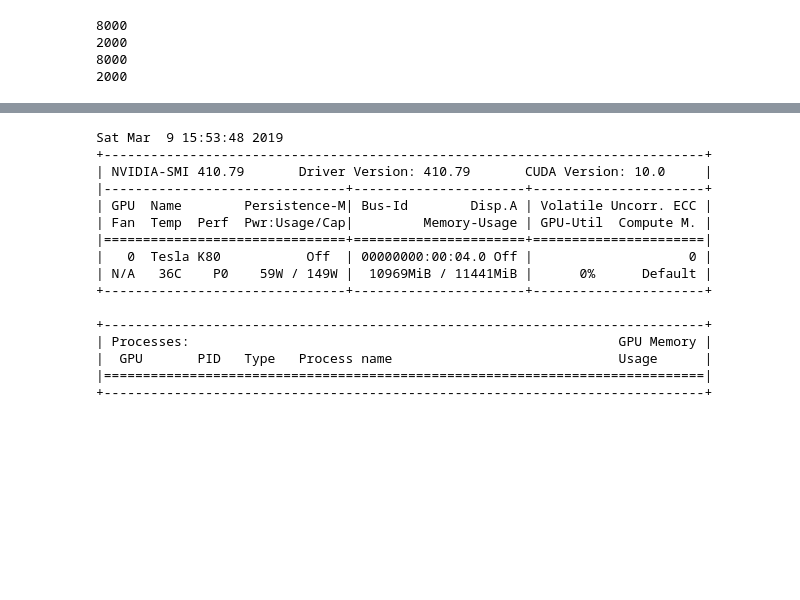
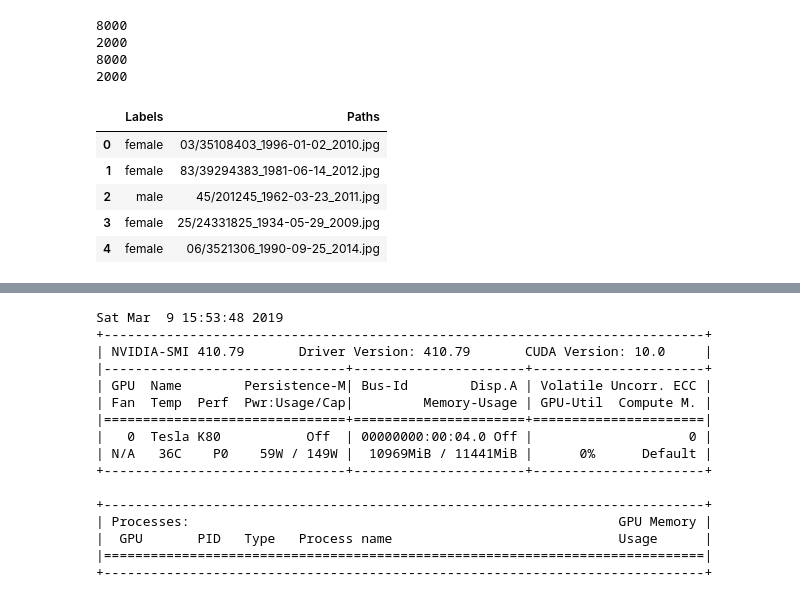
Before and after one commit to khalida-mujahid/ML-practice, a Jupyter notebook: Gender_Classification.ipynb, the cells around one changed output, grey strips where cells are left out. Saved outputs shown, nothing was run; the diff lists cells and outputs as text; code cells hidden in the pictures; blank space fills up the shorter version.

```diff
--- a/Gender_Classification.ipynb
+++ b/Gender_Classification.ipynb
@@ -183,3 +175,15 @@ print(len(labels_test))
 2000
 8000
 2000
+# %%
+df_train = pd.DataFrame({'Paths': paths_train, 'Labels': pd.Series(labels_train).map(lambda x: 'male' if x == 1.0 else 'female')})
+df_test = pd.DataFrame({'Paths': paths_test, 'Labels': pd.Series(labels_test).map(lambda x: 'male' if x == 1.0 else 'female')})
+# %%
+df_train.head()
+# %% [output]
+|  | Labels | Paths |
+| 0 | female | 03/35108403_1996-01-02_2010.jpg |
+| 1 | female | 83/39294383_1981-06-14_2012.jpg |
+| 2 | male | 45/201245_1962-03-23_2011.jpg |
+| 3 | female | 25/24331825_1934-05-29_2009.jpg |
+| 4 | female | 06/3521306_1990-09-25_2014.jpg |
```
Also changed, not shown: parts of 36 cells of this notebook.
